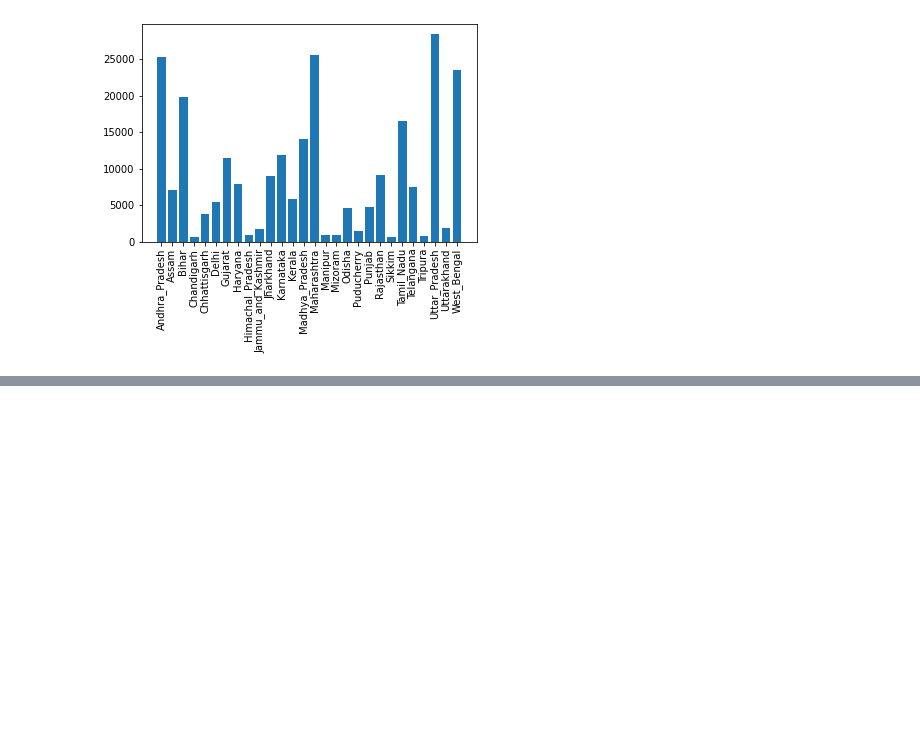
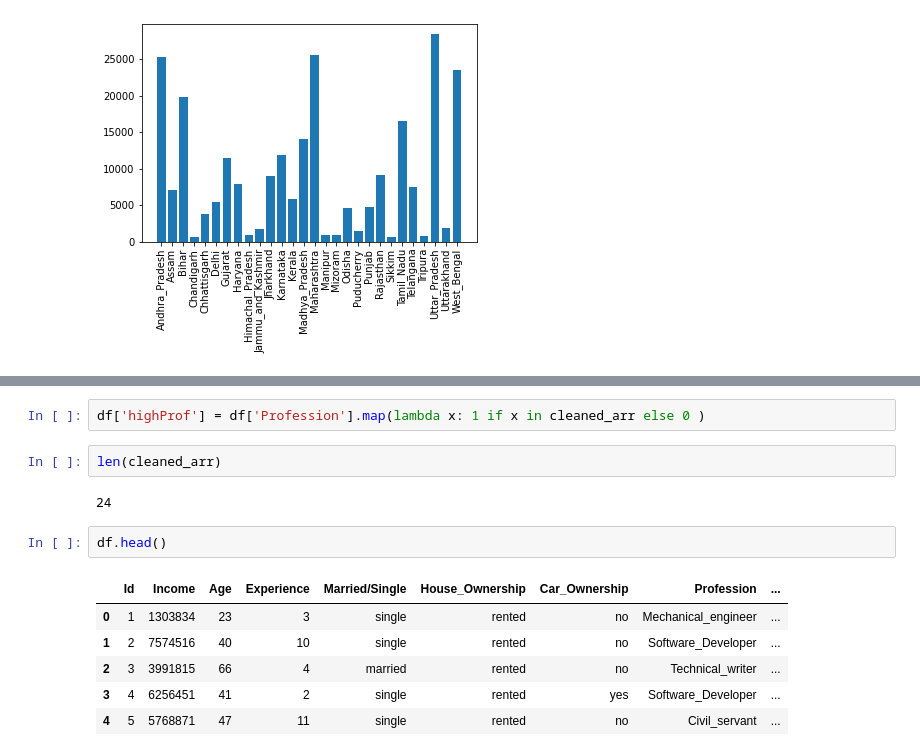
Before and after one commit to issamoxix/Loan-Prediction-Analysis, a Jupyter notebook: main.ipynb, the cells around one changed output, grey strips where cells are left out. Drawn from its saved outputs; the diff is of its cells as text; blank space fills up the shorter version.

```diff
--- a/main.ipynb
+++ b/main.ipynb
@@ -40,0 +134,15 @@ plt.show()
+# %%
+df['highProf'] = df['Profession'].map(lambda x: 1 if x in cleaned_arr else 0 )
+# %%
+len(cleaned_arr)
+# %% [output]
+24
+# %%
+df.head()
+# %% [output]
+|  | Id | Income | Age | Experience | Married/Single | House_Ownership | Car_Ownership | Profession | ... |
+| 0 | 1 | 1303834 | 23 | 3 | single | rented | no | Mechanical_engineer | ... |
+| 1 | 2 | 7574516 | 40 | 10 | single | rented | no | Software_Developer | ... |
+| 2 | 3 | 3991815 | 66 | 4 | married | rented | no | Technical_writer | ... |
+| 3 | 4 | 6256451 | 41 | 2 | single | rented | yes | Software_Developer | ... |
+| 4 | 5 | 5768871 | 47 | 11 | single | rented | no | Civil_servant | ... |
```
Also changed, not shown: parts of 11 cells of this notebook.
